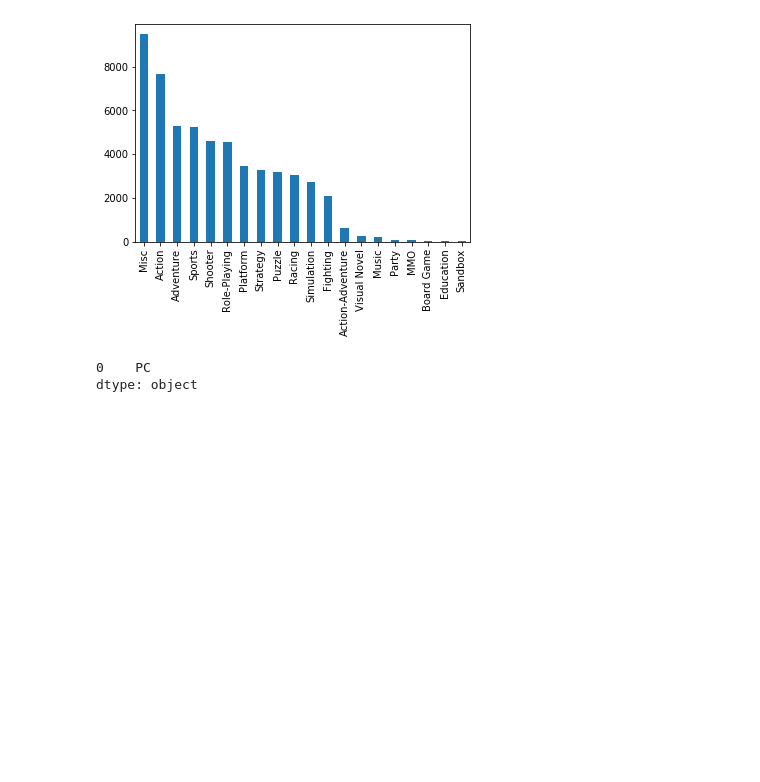
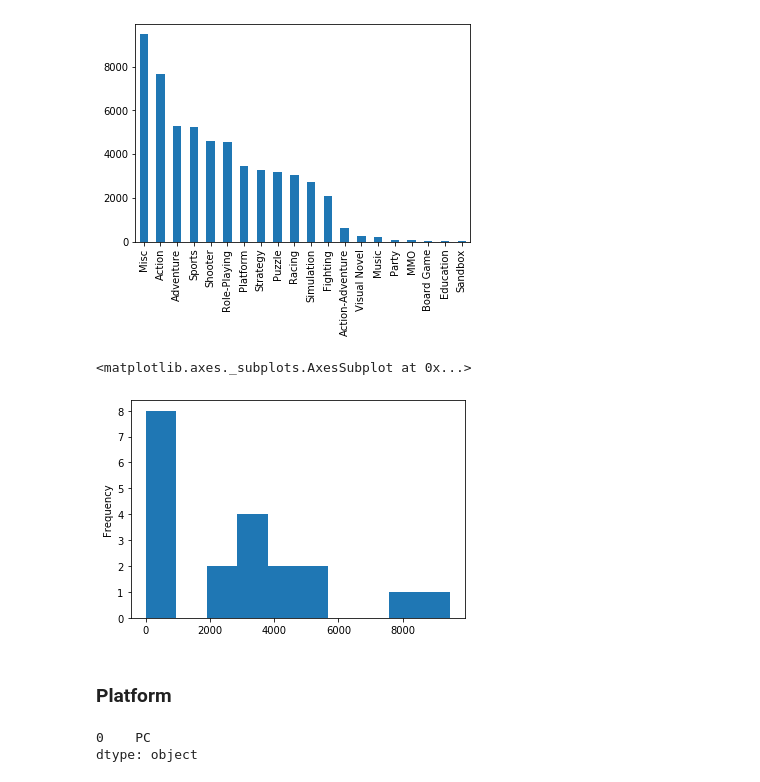
Before and after one commit to Jcss3/Video-Game-Sales, a Jupyter notebook: notebooks/Dados_2019.ipynb, the cells around one changed output. Saved outputs shown, nothing was run; the diff lists cells and outputs as text; code cells hidden in the pictures; blank space fills up the shorter version.

```diff
--- a/notebooks/Dados_2019.ipynb
+++ b/notebooks/Dados_2019.ipynb
@@ -119,6 +169,13 @@ Games_dados.Genre.value_counts().plot.bar()
 # %% [output]
 <matplotlib.axes._subplots.AxesSubplot at 0x...>
 [figure]
+# %%
+Games_dados.Genre.value_counts().plot.hist()
+# %% [output]
+<matplotlib.axes._subplots.AxesSubplot at 0x...>
+[figure, added]
+# %% [markdown]
+### Platform
 # %%
 Games_dados.Platform.mode()
 # %% [output]
```
Also changed, not shown: parts of 39 cells of this notebook.
